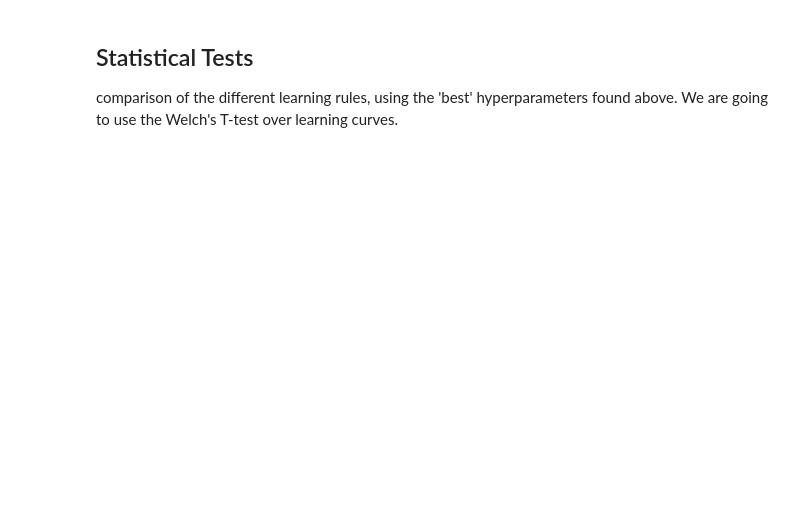
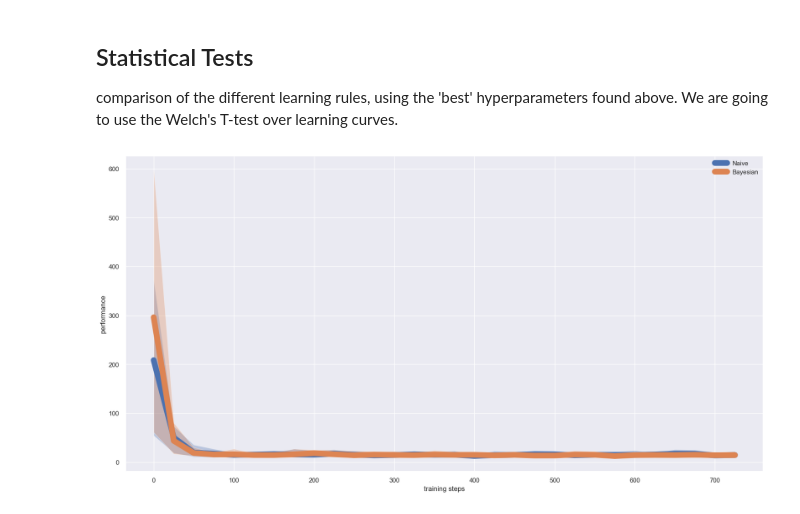
Before and after one commit to Titouaaaan/M2-MIND, a Jupyter notebook: RL/Project 1/14-actor-critic-2025.student.ipynb, the cells around one changed output. Cells and saved outputs as stored; diff of their text form; code cells hidden in the pictures; blank space fills up the shorter version.

Commit message:
stats not done yet

```diff
--- a/RL/Project 1/14-actor-critic-2025.student.ipynb
+++ b/RL/Project 1/14-actor-critic-2025.student.ipynb
@@ -911,12 +886,0 @@ def compute_central_tendency_and_error(id_central, id_error, sample):
-# %%
-from scipy.stats import ttest_ind
-
-def run_test(data1, data2, alpha=0.05):
-    """
-    Welch's t-test to compare two samples.
-    Returns True if the null hypothesis is rejected (significant difference).
-    """
-    data1 = data1.squeeze()
-    data2 = data2.squeeze()
-    _, p = ttest_ind(data1, data2, equal_var=False)
-    return p < alpha
@@ -1040,0 +999,46 @@ for name1, name2 in comparisons:
+# %%
+nb_runs = 150
+# Collect dataset
+perf_naive = [] # Dataset for naive tuning
+perf_Bayes = [] # Dataset for Bayesian optimization
+
+for _ in range(nb_runs):
+    steps_naive, _ = actor_critic_online(
+        update_type=UpdateType.Qlearning.value,
+        action_choice=ActionChoice.Critic.value,
+        nb_episodes=cfg.nb_episodes,
+        v_ref=np.zeros(env.nb_states),
+        q_ref=np.zeros((env.nb_states, env.action_space.n)),
+        alpha_critic=0.98,  # original "good" naive values
+        alpha_actor=0.95
+    )
+    perf_naive.append(steps_naive)
+
+# Bayesian optimized
+for _ in range(nb_runs):
+    steps_bayes, _ = actor_critic_online(
+        update_type=UpdateType.Qlearning.value,
+        action_choice=ActionChoice.Critic.value,
+        nb_episodes=cfg.nb_episodes,
+        v_ref=np.zeros(env.nb_states),
+        q_ref=np.zeros((env.nb_states, env.action_space.n)),
+        alpha_critic=best_params['alpha_critic'],
+        alpha_actor=best_params['alpha_actor']
+    )
+    perf_Bayes.append(steps_bayes)
+
+perf_naive = np.array(perf_naive)
+perf_Bayes = np.array(perf_Bayes)
+
+
+perform_test(
+    perf_naive,
+    perf_Bayes,
+    name1="Naive",
+    name2="Bayesian",
+    sample_size=20,
+    downsampling_fact=5,
+    confidence_level=0.01
+)
+# %% [output]
+[figure, added]
```
Also changed, not shown: parts of 10 cells of this notebook, 31 other files.
